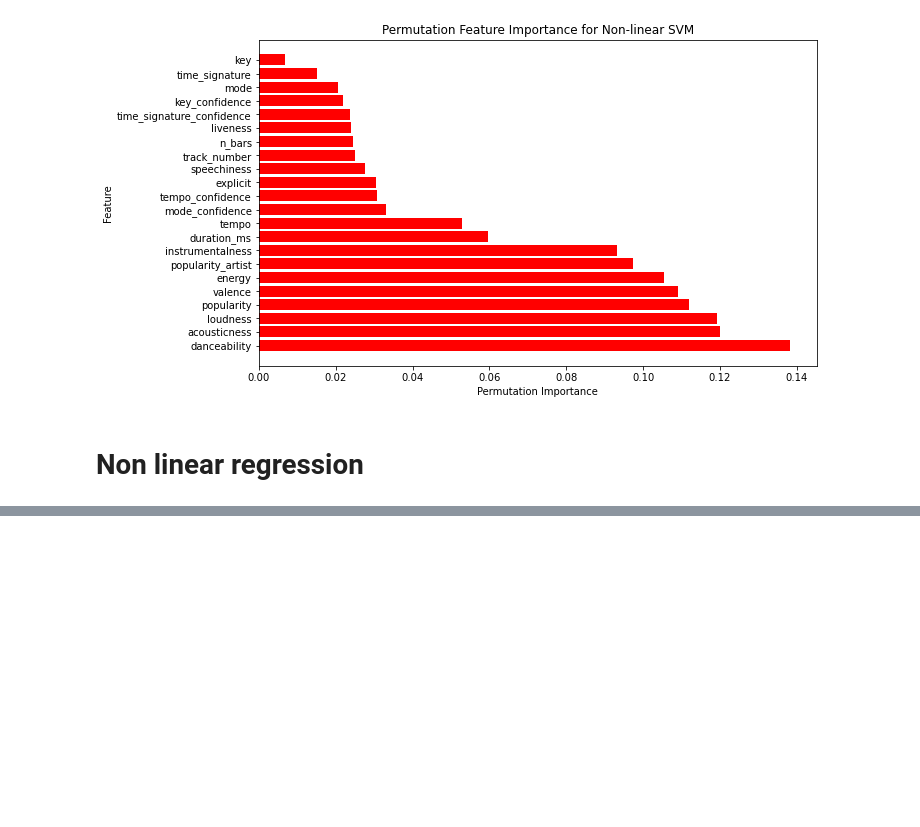
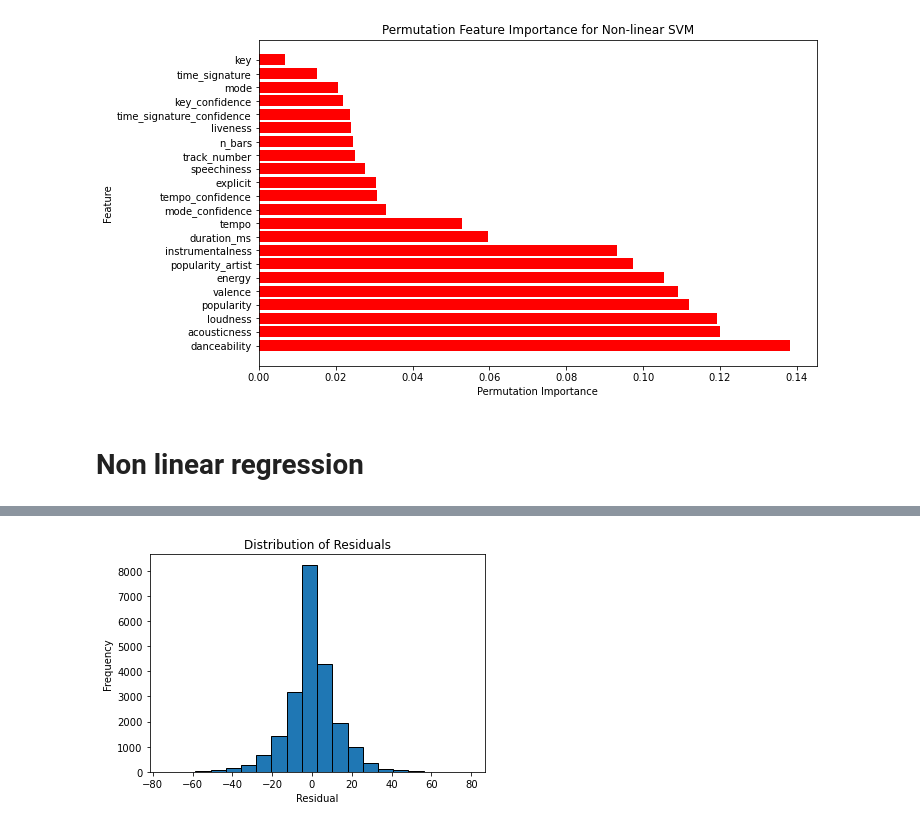
Before and after one commit to Bakko000/Data-Mining-2, a Jupyter notebook: advancedsvm.ipynb, the cells around one changed output, grey strips where cells are left out. Drawn from its saved outputs; the diff is of its cells as text; code cells hidden in the pictures; blank space fills up the shorter version.

```diff
--- a/advancedsvm.ipynb
+++ b/advancedsvm.ipynb
@@ -506,0 +548,9 @@ Mean Euclidean Error (MEE): 14.51504324005995
+# %%
+# Histogram of residuals
+plt.hist(residuals, bins=20, edgecolor='k')
+plt.xlabel('Residual')
+plt.ylabel('Frequency')
+plt.title('Distribution of Residuals')
+plt.show()
+# %% [output]
+[figure, added]
```
Also changed, not shown: parts of 5 cells of this notebook.
